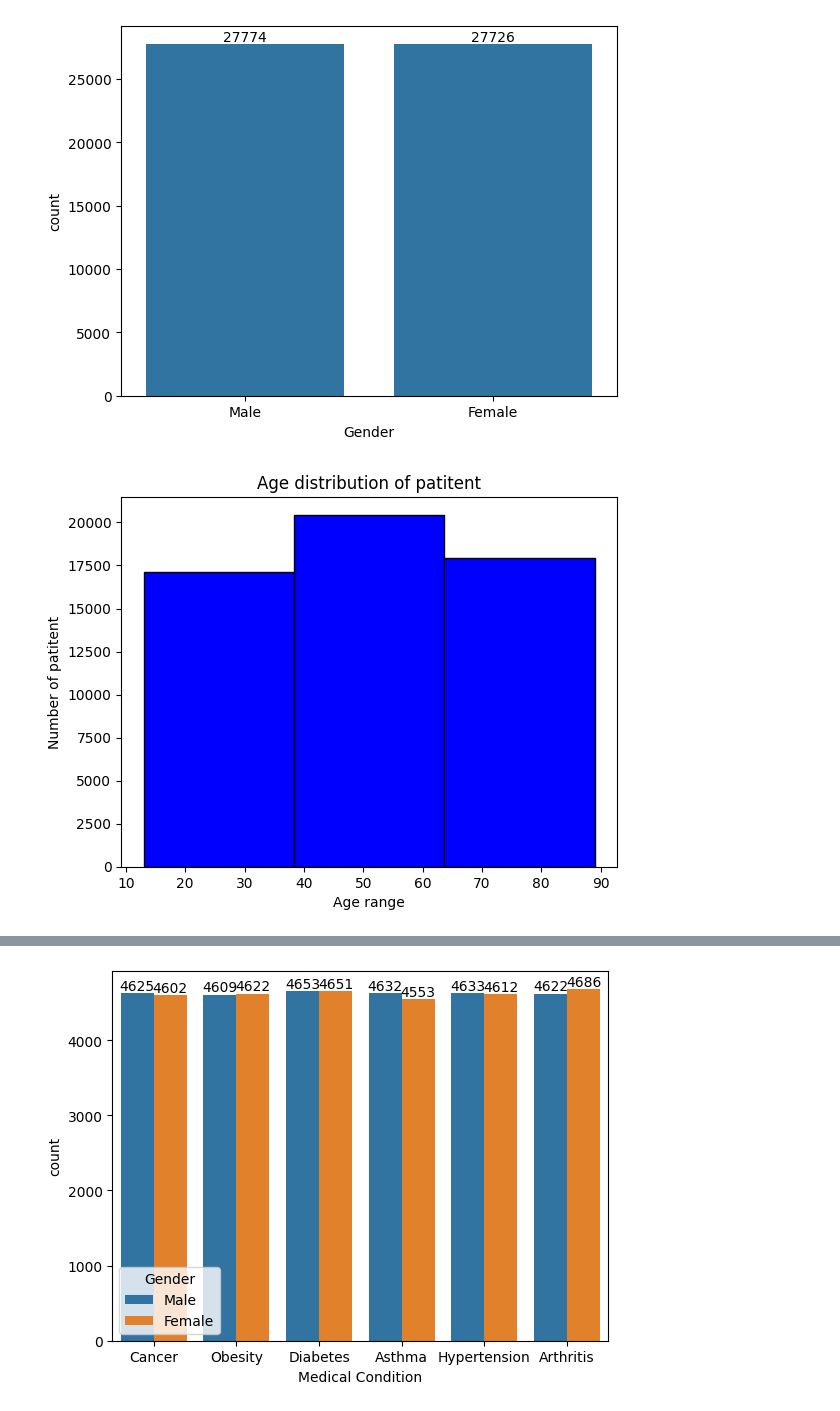
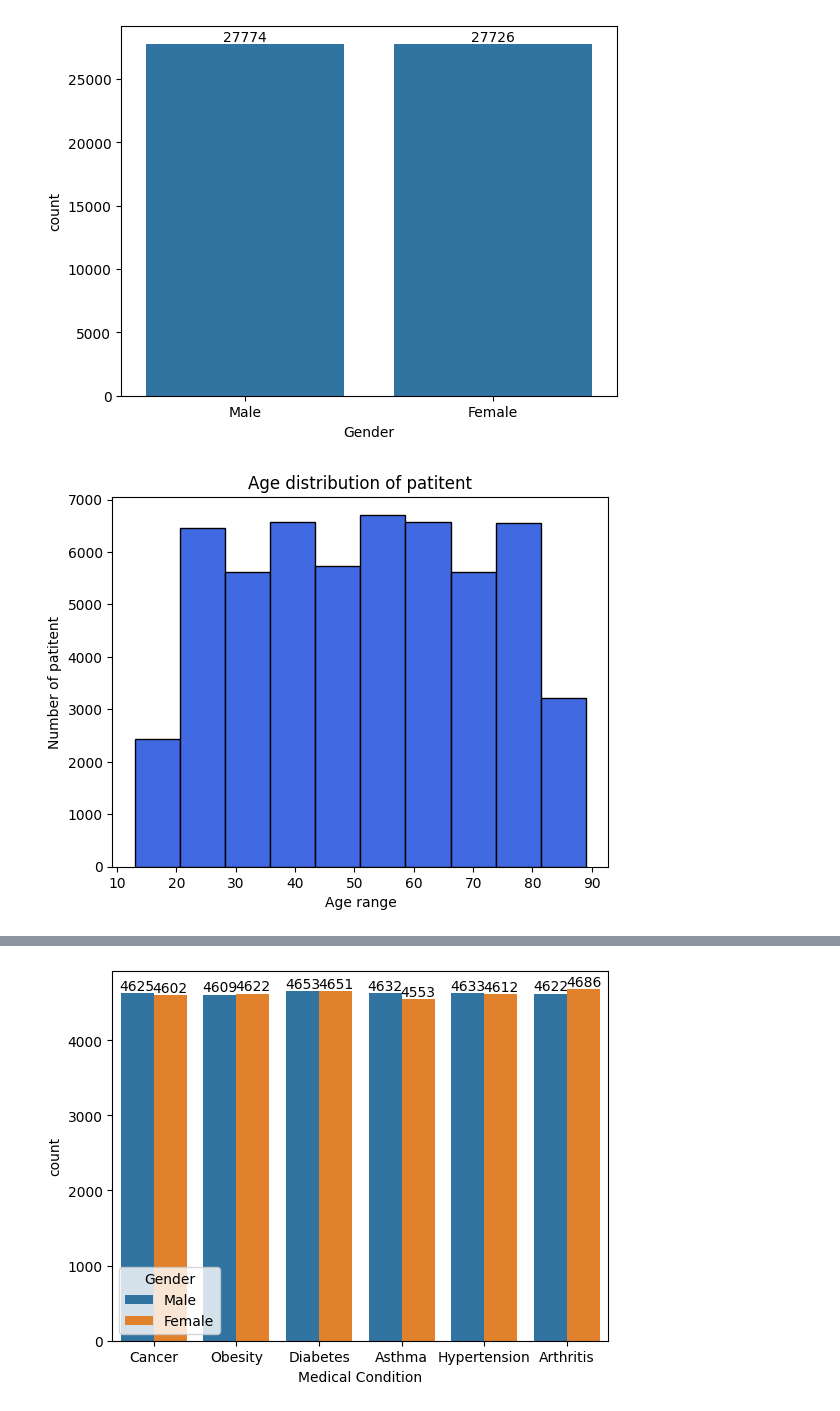
Before and after one commit to Devpal27/Healthcare, a Jupyter notebook: EDA.ipynb, the cells around one changed output, grey strips where cells are left out. Cells and saved outputs as stored; diff of their text form; code cells hidden in the pictures.

```diff
--- a/Untitled1.ipynb
+++ b/EDA.ipynb
@@ -320,8 +318,8 @@ import matplotlib.pyplot as plt
 # %%
-plt.hist(df["Age"],bins = 3,color = 'blue',edgecolor = 'black')
+plt.hist(df["Age"],bins = 10,color = 'royalblue',edgecolor = 'black')
 plt.xlabel('Age range')
 plt.ylabel('Number of patitent')
 plt.title('Age distribution of patitent')
 plt.show()
 # %% [output]
-[figure, old version]
+[figure, new version]
```
Also changed, not shown: parts of 5 cells of this notebook, 2 other files.
